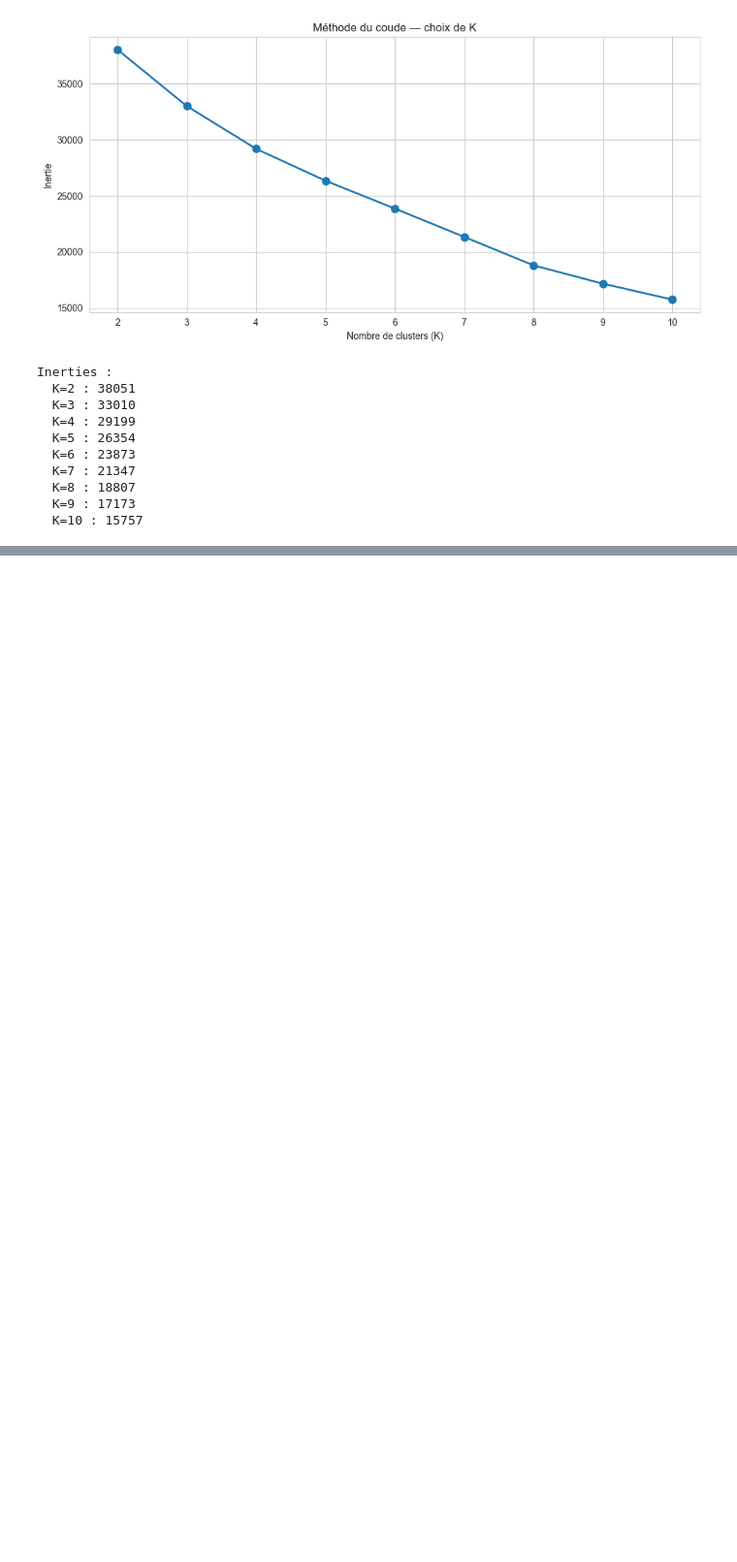
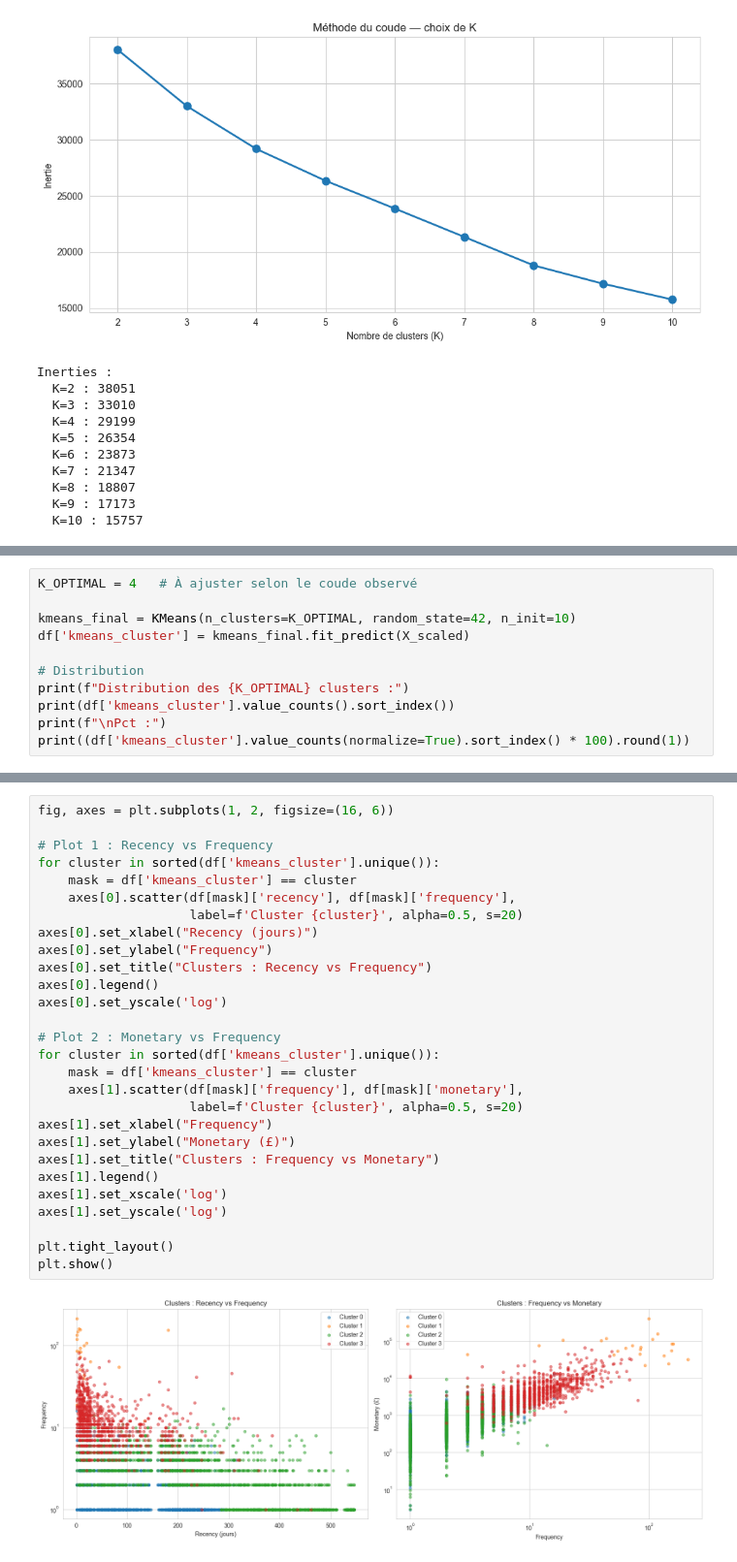
Before and after one commit to AlexisSTH/customer-churn-rfm-online-retail, a Jupyter notebook: notebooks/03_segementation_RFM_KMeans.ipynb, the cells around one changed output, grey strips where cells are left out. Shown at 97% size. Drawn from its saved outputs; the diff is of its cells as text; blank space fills up the shorter version.

Commit message:
Entrainement du KMeans final

```diff
--- a/notebooks/03_segementation_RFM_KMeans.ipynb
+++ b/notebooks/03_segementation_RFM_KMeans.ipynb
@@ -336,2 +335,13 @@ ajuste la variable `K_OPTIMAL` ci-dessous.
 
 On entraîne le modèle et on attribue à chaque client son numéro de cluster.
+# %%
+K_OPTIMAL = 4   # À ajuster selon le coude observé
+
+kmeans_final = KMeans(n_clusters=K_OPTIMAL, random_state=42, n_init=10)
+df['kmeans_cluster'] = kmeans_final.fit_predict(X_scaled)
+
+# Distribution
+print(f"Distribution des {K_OPTIMAL} clusters :")
+print(df['kmeans_cluster'].value_counts().sort_index())
+print(f"\nPct :")
+print((df['kmeans_cluster'].value_counts(normalize=True).sort_index() * 100).round(1))
@@ -337,0 +406,30 @@ On entraîne le modèle et on attribue à chaque client son numéro de cluster.
+# %%
+fig, axes = plt.subplots(1, 2, figsize=(16, 6))
+
+# Plot 1 : Recency vs Frequency
+for cluster in sorted(df['kmeans_cluster'].unique()):
+    mask = df['kmeans_cluster'] == cluster
+    axes[0].scatter(df[mask]['recency'], df[mask]['frequency'],
+                    label=f'Cluster {cluster}', alpha=0.5, s=20)
+axes[0].set_xlabel("Recency (jours)")
+axes[0].set_ylabel("Frequency")
+axes[0].set_title("Clusters : Recency vs Frequency")
+axes[0].legend()
+axes[0].set_yscale('log')
+
+# Plot 2 : Monetary vs Frequency
+for cluster in sorted(df['kmeans_cluster'].unique()):
+    mask = df['kmeans_cluster'] == cluster
+    axes[1].scatter(df[mask]['frequency'], df[mask]['monetary'],
+                    label=f'Cluster {cluster}', alpha=0.5, s=20)
+axes[1].set_xlabel("Frequency")
+axes[1].set_ylabel("Monetary (£)")
+axes[1].set_title("Clusters : Frequency vs Monetary")
+axes[1].legend()
+axes[1].set_xscale('log')
+axes[1].set_yscale('log')
+
+plt.tight_layout()
+plt.show()
+# %% [output]
+[figure, added]
```
Also changed, not shown: parts of 5 cells of this notebook.
